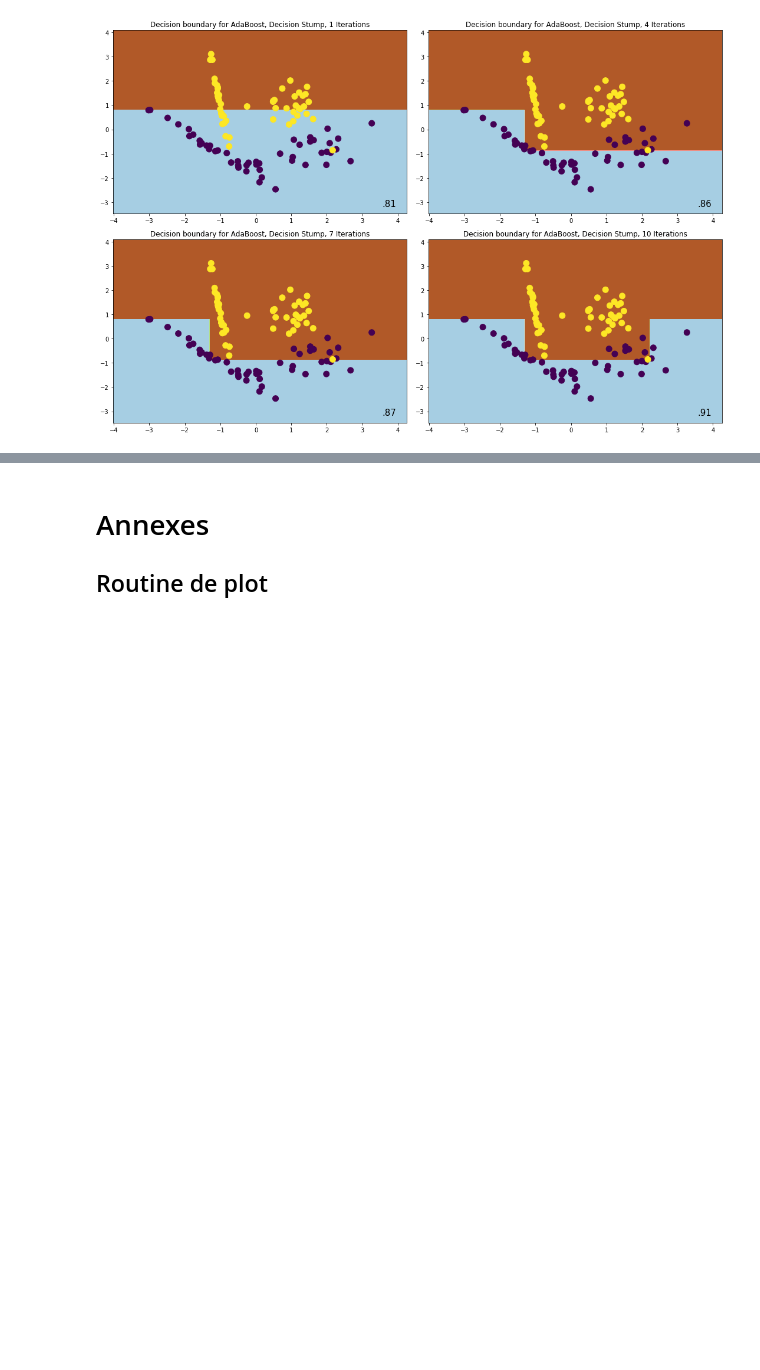
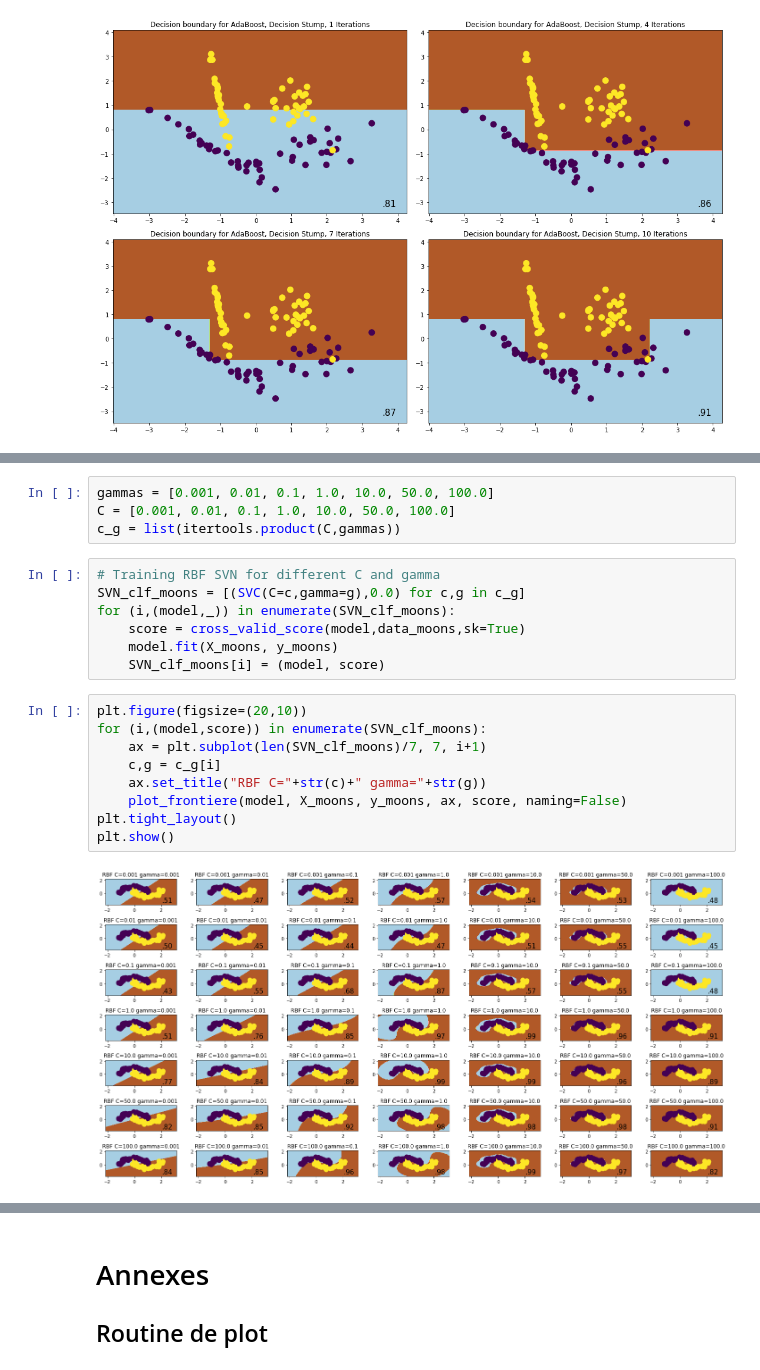
Before and after one commit to cosmo-sterin/M1_ENSL, a Jupyter notebook: ML/TP2/Rendu TP2 Tristan Sterin.ipynb, the cells around one changed output, grey strips where cells are left out. Cells and saved outputs as stored; diff of their text form; blank space fills up the shorter version.

```diff
--- a/ML/TP2/Rendu TP2 Tristan Sterin.ipynb
+++ b/ML/TP2/Rendu TP2 Tristan Sterin.ipynb
@@ -570,0 +582,22 @@ plt.show()
+# %%
+gammas = [0.001, 0.01, 0.1, 1.0, 10.0, 50.0, 100.0]
+C = [0.001, 0.01, 0.1, 1.0, 10.0, 50.0, 100.0]
+c_g = list(itertools.product(C,gammas))
+# %%
+# Training RBF SVN for different C and gamma
+SVN_clf_moons = [(SVC(C=c,gamma=g),0.0) for c,g in c_g]
+for (i,(model,_)) in enumerate(SVN_clf_moons):
+    score = cross_valid_score(model,data_moons,sk=True)
+    model.fit(X_moons, y_moons)
+    SVN_clf_moons[i] = (model, score)
+# %%
+plt.figure(figsize=(20,10))
+for (i,(model,score)) in enumerate(SVN_clf_moons):
+    ax = plt.subplot(len(SVN_clf_moons)/7, 7, i+1)
+    c,g = c_g[i]
+    ax.set_title("RBF C="+str(c)+" gamma="+str(g))
+    plot_frontiere(model, X_moons, y_moons, ax, score, naming=False)
+plt.tight_layout()
+plt.show()
+# %% [output]
+[figure, added]
```
Also changed, not shown: parts of 17 cells of this notebook, 1 other file.
